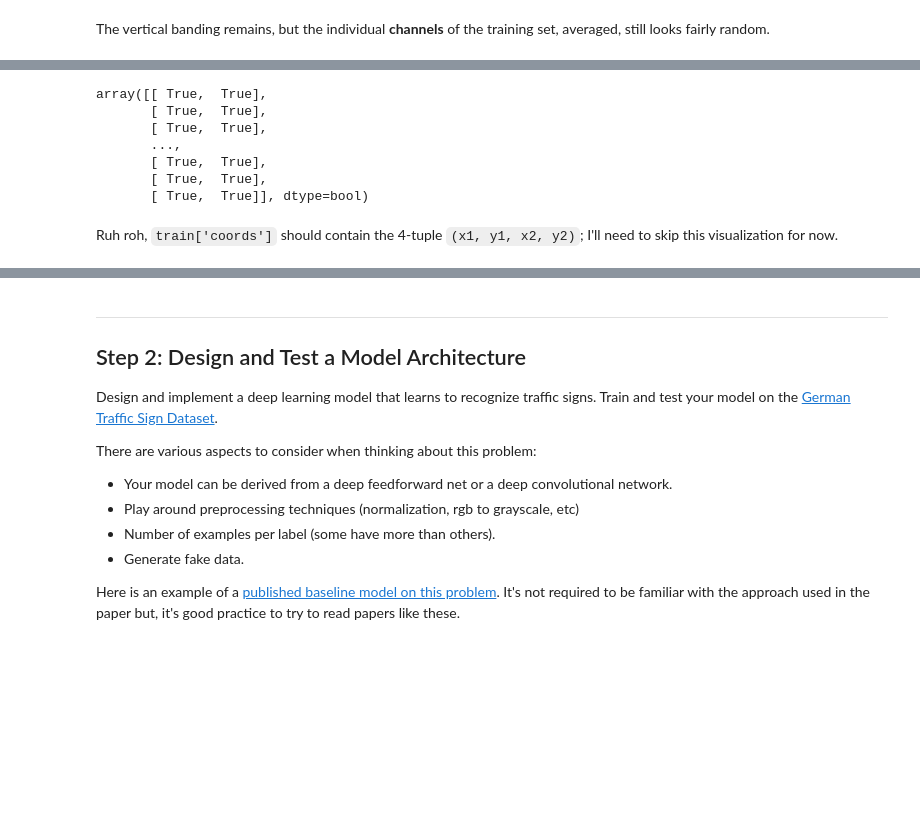
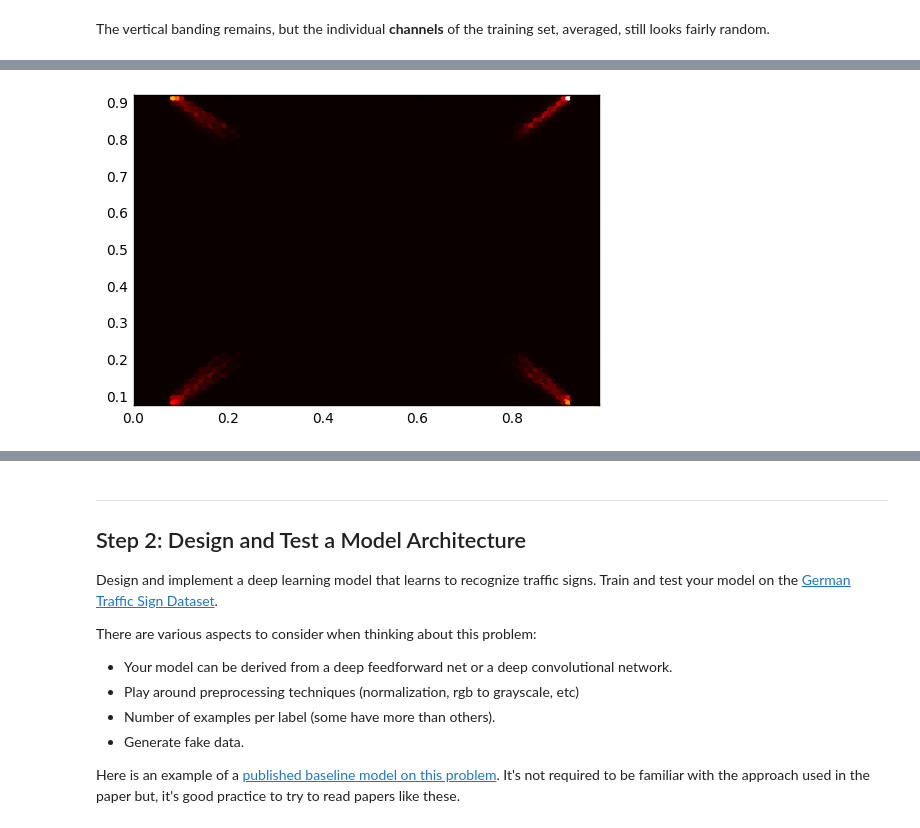
Before and after one commit to mgruben/traffic-signs, a Jupyter notebook: Traffic_Signs_Recognition.ipynb, the cells around one changed output, grey strips where cells are left out. Cells and saved outputs as stored; diff of their text form; code cells hidden in the pictures; blank space fills up the shorter version.

Commit message:
Add heatmap for image corners

```diff
--- a/Traffic_Signs_Recognition.ipynb
+++ b/Traffic_Signs_Recognition.ipynb
@@ -154,16 +154,14 @@ For funsies, let's see where they generally are.
-# %%
-training_file = "lab 2 data/train.p"
-with open(training_file, mode='rb') as f:
-    train = pickle.load(f)
-# %%
-train['coords'] == train['sizes']
-# %% [output]
-array([[ True,  True],
-       [ True,  True],
-       [ True,  True],
-       ...,
-       [ True,  True],
-       [ True,  True],
-       [ True,  True]], dtype=bool)
-# %% [markdown]
-Ruh roh, `train['coords']` should contain the 4-tuple `(x1, y1, x2, y2)`; I'll need to skip this visualization for now.
+# %%
+allPoints = []
+for i, box in enumerate(train['coords']):
+    allPoints.append((box[0] / train['sizes'][i][0], box[1] / train['sizes'][i][1]))
+    allPoints.append((box[0] / train['sizes'][i][0], box[3] / train['sizes'][i][1]))
+    allPoints.append((box[2] / train['sizes'][i][0], box[1] / train['sizes'][i][1]))
+    allPoints.append((box[2] / train['sizes'][i][0], box[3] / train['sizes'][i][1]))
+# %%
+xs,ys = zip(*allPoints)
+# %%
+plt.hexbin(xs,ys,cmap="hot")
+plt.show()
+# %% [output]
+[figure, added]
```
Also changed, not shown: parts of 4 cells of this notebook.
